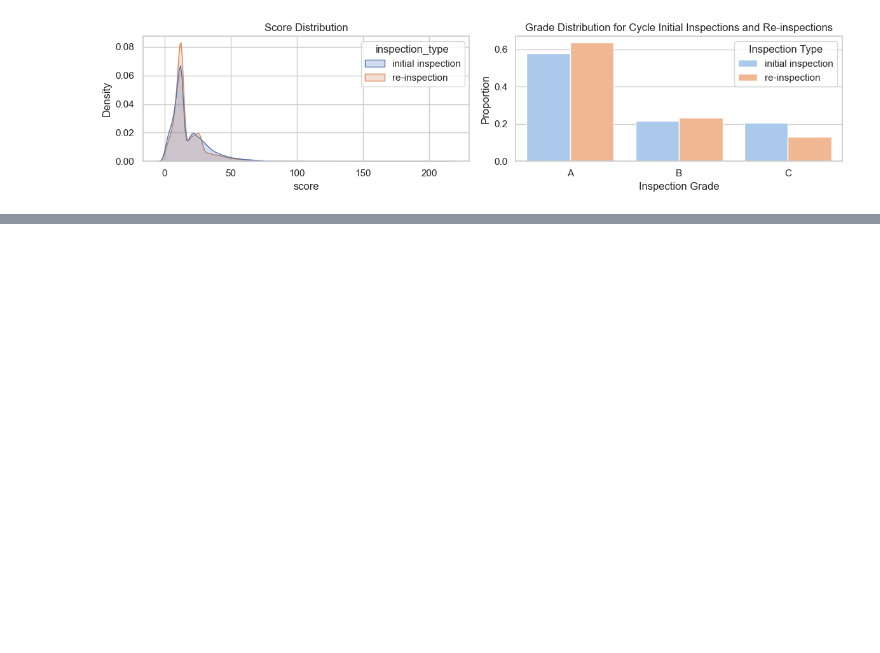
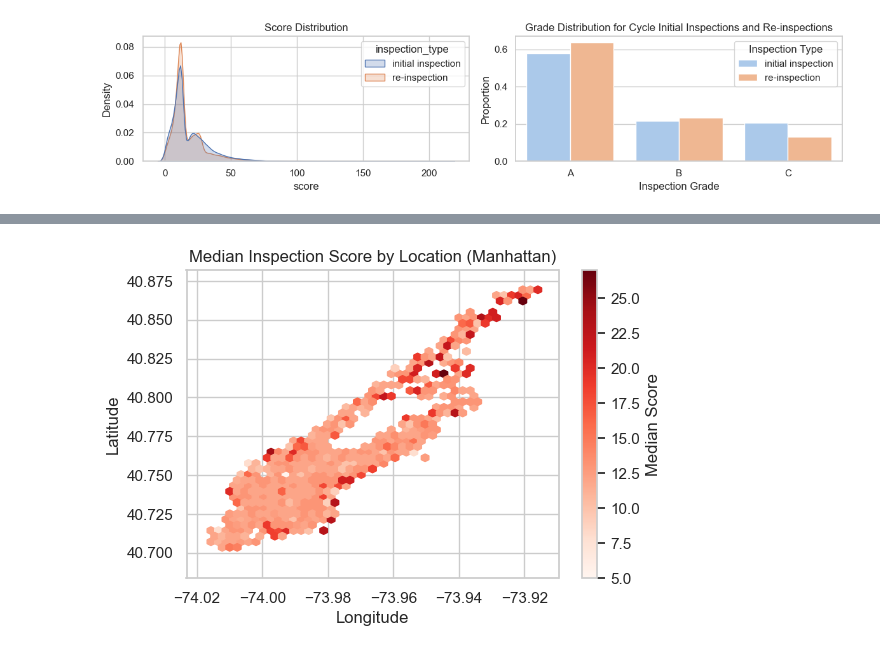
Before and after one commit to zackmcnulty/self_balancing_sampler, a Jupyter notebook: health_inspections.ipynb, the cells around one changed output, grey strips where cells are left out. Drawn from its saved outputs; the diff is of its cells as text; code cells hidden in the pictures; blank space fills up the shorter version.

```diff
--- a/health_inspections.ipynb
+++ b/health_inspections.ipynb
@@ -360,0 +439,25 @@ Inter-inspection time by previous grade
+# %%
+# Keep plausible NYC coordinates
+borough = 'Manhattan'
+temp = df_filtered.query("-74.3 < long < -73.6 and 40.45 < lat < 40.95 and boro == @borough").copy()
+
+plt.figure(figsize=(6, 4))
+
+hb = plt.hexbin(
+    temp["long"],
+    temp["lat"],
+    C=temp["score"],
+    reduce_C_function=np.median,
+    gridsize=45,
+    cmap="Reds",
+    mincnt=10
+)
+
+plt.xlabel("Longitude")
+plt.ylabel("Latitude")
+plt.title(f"Median Inspection Score by Location ({borough})")
+plt.colorbar(hb, label="Median Score")
+
+plt.show()
+# %% [output]
+[figure, added]
```
Also changed, not shown: parts of 12 cells of this notebook.
